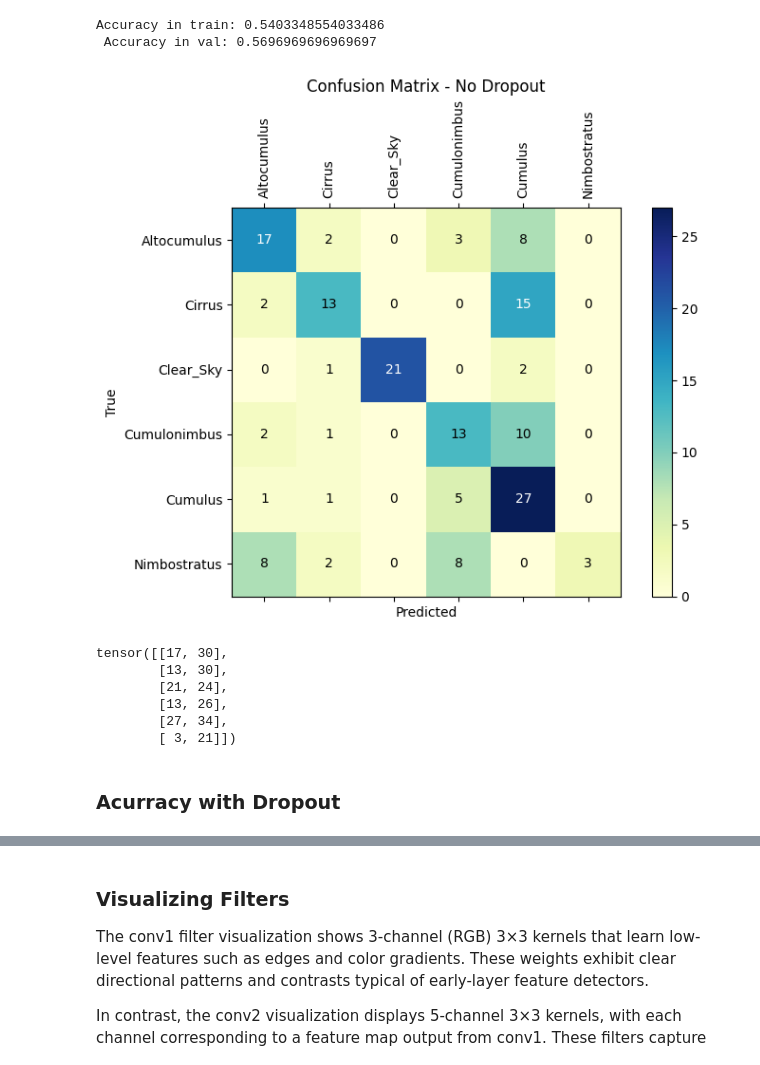
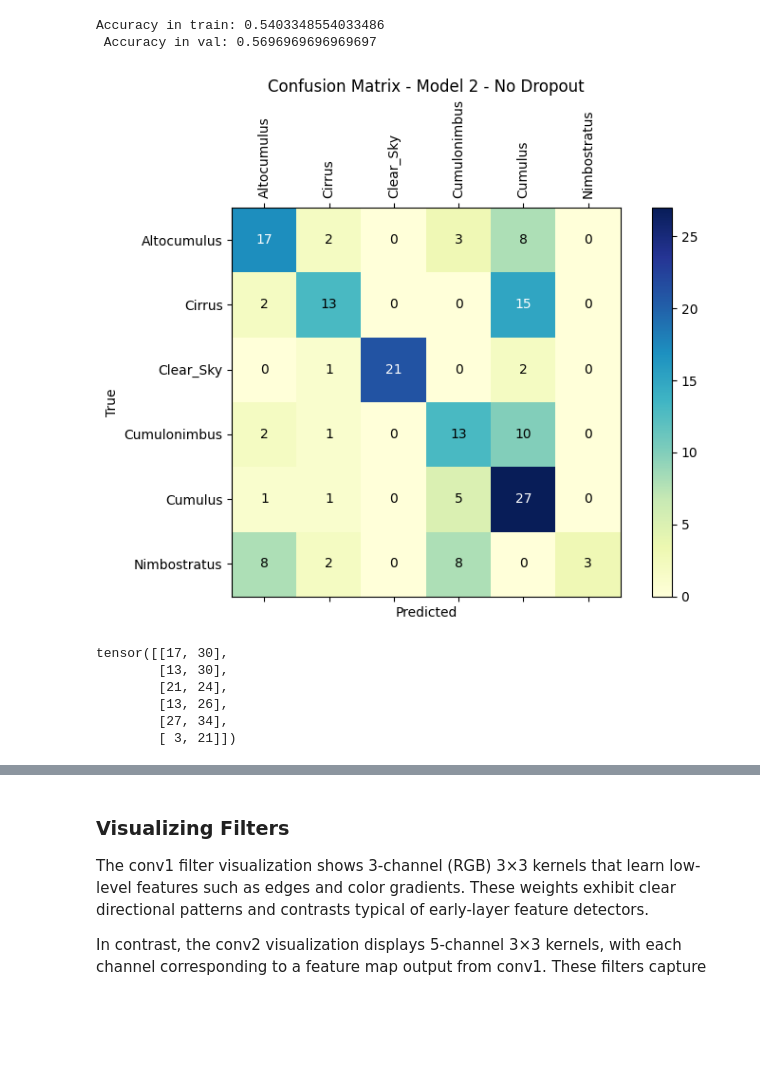
Before and after one commit to eduardocholuck/cloud_types_classification, a Jupyter notebook: notebooks/model_2.ipynb, the cells around one changed output, grey strips where cells are left out. Cells and saved outputs as stored; diff of their text form; code cells hidden in the pictures; blank space fills up the shorter version.

```diff
--- a/notebooks/model_2.ipynb
+++ b/notebooks/model_2.ipynb
@@ -975,35 +974,35 @@ cm = confusion_matrix(val_loader, arch_cnn2_nodrop)
 # Ploting the confusion matrix
 def plot_confusion_matrix2(cm, classes, title):
     fig, ax = plt.subplots(figsize=(8, 6))
     cax = ax.matshow(cm.numpy(), cmap=plt.cm.YlGnBu)
     fig.colorbar(cax)
 
     # Set axis labels
     ax.set_xlabel('Predicted')
     ax.set_ylabel('True')
     ax.set_title(title)
 
     # Set ticks and labels
     ax.set_xticks(np.arange(len(classes)))
     ax.set_yticks(np.arange(len(classes)))
     ax.set_xticklabels(classes, rotation=90, fontsize=10)
     ax.set_yticklabels(classes, fontsize=10)
 
     # Annotate each cell with the numeric value
     for i in range(len(classes)):
         for j in range(len(classes)):
             ax.text(j, i, cm[i, j].item(), ha='center', va='center', color='white' if cm[i, j] > cm.max() / 2 else 'black')
 
     plt.tight_layout()
     return fig
 
-fig_cm = plot_confusion_matrix2(cm, arch_cnn2_nodrop.val_loader.dataset.classes,"Confusion Matrix - No Dropout")
+fig_cm = plot_confusion_matrix2(cm, arch_cnn2_nodrop.val_loader.dataset.classes,"Confusion Matrix - Model 2 - No Dropout")
 
 # Save the cm image
 
 fig_cm.savefig('../images/model_2/C_matrix_nodrop.png', dpi=300, bbox_inches='tight')
 # %% [output]
-[figure, old version]
+[figure, new version]
 # %%
 Architecture.loader_apply(val_loader,
                           arch_cnn2_nodrop.correct)
@@ -1014,5 +1013,3 @@ tensor([[17, 30],
         [13, 26],
         [27, 34],
         [ 3, 21]])
-# %% [markdown]
-### Acurracy with Dropout
```
Also changed, not shown: parts of 6 cells of this notebook, 20 other files.
